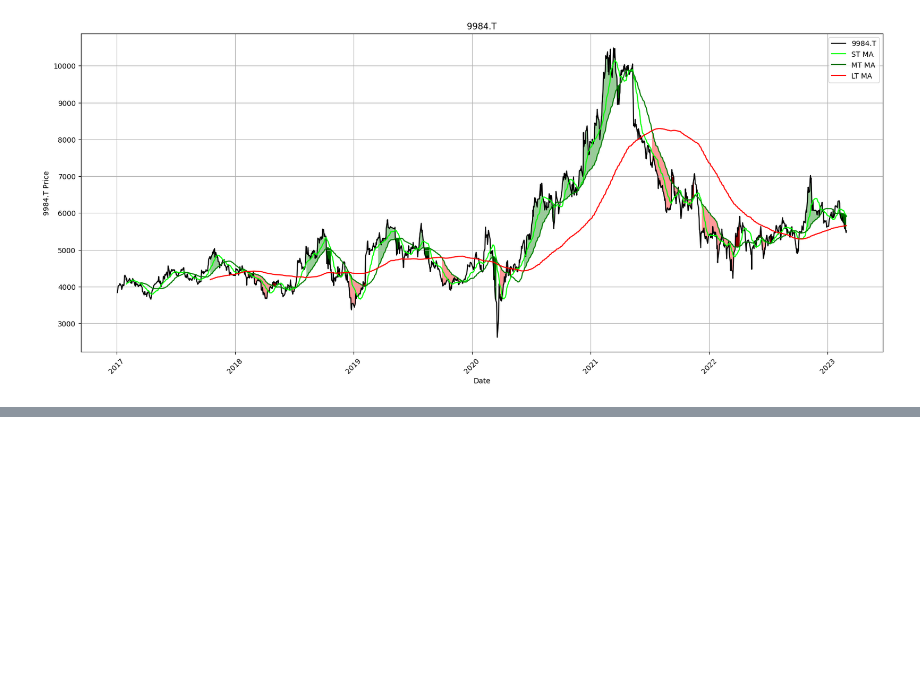
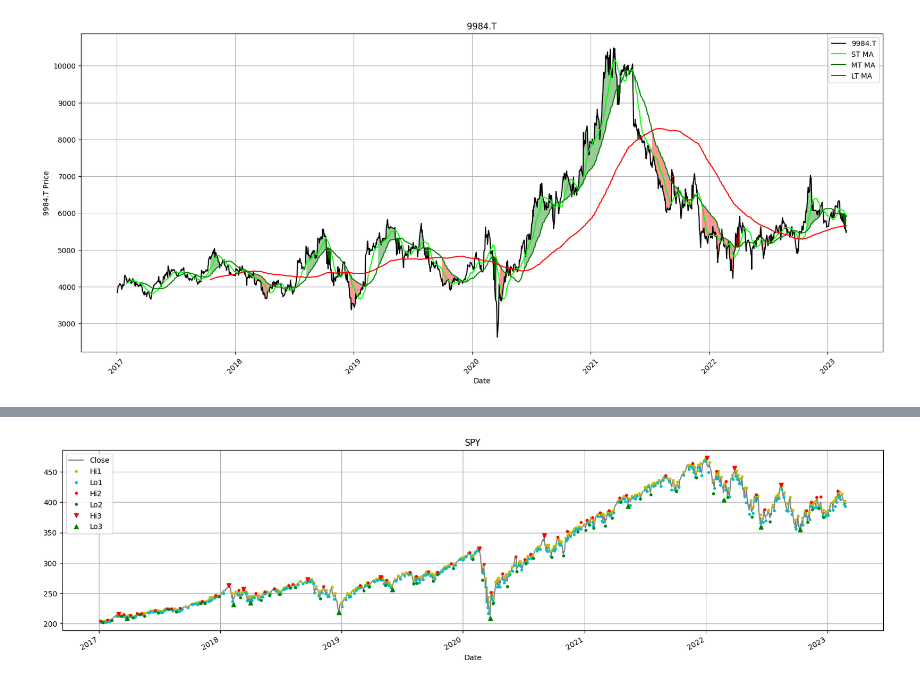
Before and after one commit to robertjosephwayne/algorithmic-short-selling, a Jupyter notebook: regime_definition.ipynb, the cells around one changed output, grey strips where cells are left out. Saved outputs shown, nothing was run; the diff lists cells and outputs as text; code cells hidden in the pictures; blank space fills up the shorter version.

```diff
--- a/regime_definition.ipynb
+++ b/regime_definition.ipynb
@@ -310,2 +311,12 @@ graph_regime_combo(ticker,df,_c,rg,lo,hi,slo,shi,clg,flr,rg_ch,ma_st,ma_mt,ma_lt
 # %% [output]
 [figure]
+# %%
+ticker = 'SPY'
+
+start = '2016-12-31'
+end = None
+raw_data = round(yf.download(tickers=ticker, start=start, end=end, interval="1d",
+                             group_by='column', auto_adjust=True, prepost=True,
+                             threads=True, proxy=None), 2)
+
+_o, _h, _l, _c = lower_upper_OHLC(df, relative=False)
@@ -311,0 +332,85 @@ graph_regime_combo(ticker,df,_c,rg,lo,hi,slo,shi,clg,flr,rg_ch,ma_st,ma_mt,ma_lt
+# %%
+def hilo_alternation(hilo, dist=None, hurdle=None):
+    i = 0
+    while (np.sign(hilo.shift(1)) == np.sign(hilo)).any():  # runs until duplicates are eliminated
+
+        # removes swing lows > swing highs
+        hilo.loc[(np.sign(hilo.shift(1)) != np.sign(hilo)) &  # hilo alternation test
+                 (hilo.shift(1) < 0) &  # previous datapoint:  high
+                 (np.abs(hilo.shift(1)) < np.abs(hilo))] = np.nan  # high[-1] < low, eliminate low
+
+        hilo.loc[(np.sign(hilo.shift(1)) != np.sign(hilo)) &  # hilo alternation
+                 (hilo.shift(1) > 0) &  # previous swing: low
+                 (np.abs(hilo) < hilo.shift(1))] = np.nan  # swing high < swing low[-1]
+
+        # alternation test: removes duplicate swings & keep extremes
+        hilo.loc[(np.sign(hilo.shift(1)) == np.sign(hilo)) &  # same sign
+                 (hilo.shift(1) < hilo)] = np.nan  # keep lower one
+
+        hilo.loc[(np.sign(hilo.shift(-1)) == np.sign(hilo)) &  # same sign, forward looking
+                 (hilo.shift(-1) < hilo)] = np.nan  # keep forward one
+
+        # removes noisy swings: distance test
+        if pd.notnull(dist):
+            hilo.loc[(np.sign(hilo.shift(1)) != np.sign(hilo)) & \
+                     (np.abs(hilo + hilo.shift(1)).div(dist, fill_value=1) < hurdle)] = np.nan
+
+        # reduce hilo after each pass
+        hilo = hilo.dropna().copy()
+        i += 1
+        if i == 4:  # breaks infinite loop
+            break
+        return hilo
+
+
+def historical_swings(df, _o, _h, _l, _c, dist=None, hurdle=None):
+    reduction = df[[_o, _h, _l, _c]].copy()
+    reduction['avg_px'] = round(reduction[[_h, _l, _c]].mean(axis=1), 2)
+    highs = reduction['avg_px'].values
+    lows = - reduction['avg_px'].values
+    reduction_target = len(reduction) // 100
+
+    n = 0
+    while len(reduction) >= reduction_target:
+        highs_list = find_peaks(highs, distance=1, width=0)
+        lows_list = find_peaks(lows, distance=1, width=0)
+        hilo = reduction.iloc[lows_list[0]][_l].sub(reduction.iloc[highs_list[0]][_h], fill_value=0)
+
+        # Reduction dataframe and alternation loop
+        hilo_alternation(hilo, dist=None, hurdle=None)
+        reduction['hilo'] = hilo
+
+        # Populate reduction df
+        n += 1
+        reduction[str(_h)[:2] + str(n)] = reduction.loc[reduction['hilo'] < 0, _h]
+        reduction[str(_l)[:2] + str(n)] = reduction.loc[reduction['hilo'] > 0, _l]
+
+        # Populate main dataframe
+        df[str(_h)[:2] + str(n)] = reduction.loc[reduction['hilo'] < 0, _h]
+        df[str(_l)[:2] + str(n)] = reduction.loc[reduction['hilo'] > 0, _l]
+
+        # Reduce reduction
+        reduction = reduction.dropna(subset=['hilo'])
+        reduction.fillna(method='ffill', inplace=True)
+        highs = reduction[str(_h)[:2] + str(n)].values
+        lows = -reduction[str(_l)[:2] + str(n)].values
+
+        if n >= 9:
+            break
+
+    return df
+
+
+df = raw_data.copy()
+_o, _h, _l, _c = lower_upper_OHLC(df, relative=False)
+rhs = ['Hi1', 'Lo1', 'Hi2', 'Lo2', 'Hi3', 'Lo3']
+rt_hi, rt_lo, _hi, _lo, shi, slo = [rhs[h] for h in range(len(rhs))]
+
+df = historical_swings(df, _o, _h, _l, _c, dist=None, hurdle=None)
+
+df[[_c, rt_hi, rt_lo, _hi, _lo, shi, slo]].plot(
+    style=['grey', 'y.', 'c.', 'r.', 'g.', 'rv', 'g^'],
+    figsize=(20, 5), grid=True, title=str.upper(ticker))
+df[[_c, shi, slo]].plot(style=['grey', 'rv', 'g^'],
+                        figsize=(20, 5), grid=True, title=str.upper(ticker))
+# %% [output]
@@ -311,0 +418 @@ graph_regime_combo(ticker,df,_c,rg,lo,hi,slo,shi,clg,flr,rg_ch,ma_st,ma_mt,ma_lt
+[figure, added]
```
Also changed, not shown: parts of 20 cells of this notebook.
